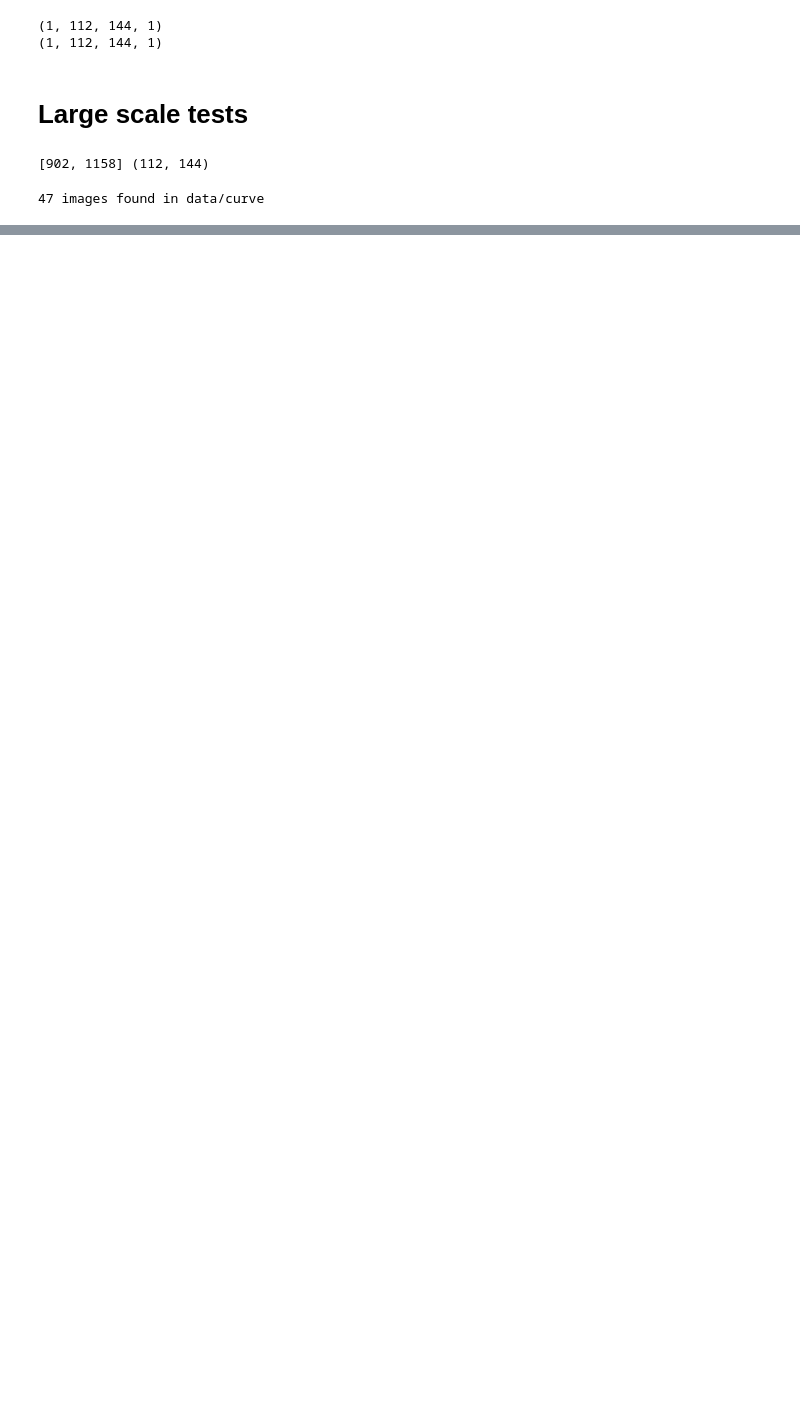
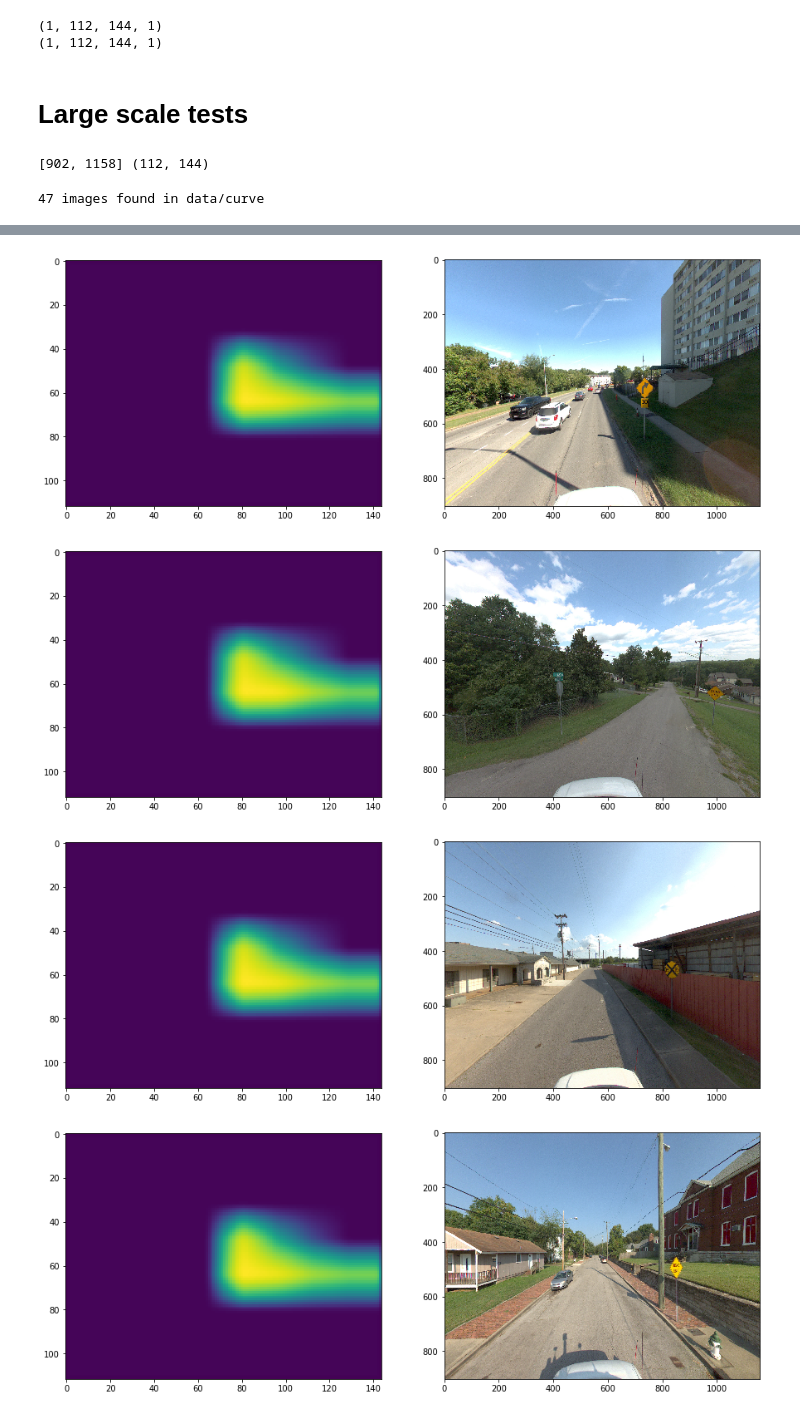
Before and after one commit to anliec/keras-cv, a Jupyter notebook: test.ipynb, the cells around one changed output, grey strips where cells are left out. Cells and saved outputs as stored; diff of their text form; code cells hidden in the pictures; blank space fills up the shorter version.

```diff
--- a/test.ipynb
+++ b/test.ipynb
@@ -229,6 +246,7 @@ size = [height, width]
 #    size[i] = int(v)
 #print(size)
 annotation_shape = model.layers[-1].output_shape[1:3]
+annotation_shape = int(annotation_shape[0]), int(annotation_shape[1])
 print(size, annotation_shape)
 # %% [output]
 [902, 1158] (112, 144)
@@ -244,4 +262,5 @@ plt.imshow(x[0])
 # %%
 model.compile(optimizer='sgd',
-              loss=detection_loss())
+              loss=detection_loss(score_min_bound=0.1, gaussian_diameter=11),
+              loss_weights={'Score': 1.0, 'Size': 0.0000001})
 # %%
@@ -259,0 +268,5 @@ np.max(y_score)
+# %%
+x_train, y_train = x[:40], [y_score[:40], y_size[:40]]
+x_test, y_test = x[40:], [y_score[40:], y_size[40:]]
+# %%
+model.fit(x_train, y_train, batch_size=4, epochs=10, validation_data=(x_test, y_test))
@@ -259,0 +299,18 @@ np.max(y_score)
+# %%
+for x_im in x_test:
+    score_pred, size_pred = model.predict(x_im.reshape((1,) + x_im.shape))
+    pred_norm = score_pred - score_pred.min()
+    pred_norm = pred_norm / pred_norm.max()
+    plt.subplot(1,2,1)
+    plt.imshow(pred_norm[0, :, :, 0])
+    pred_roi = process_detection(score_pred, size_pred, 0.95)
+    bb_im = draw_roi(x_im.copy(), pred_roi)
+    plt.subplot(1,2,2)
+    plt.imshow(bb_im)
+    plt.show()
+    del score_pred, size_pred, pred_norm
+# %% [output]
+[figure, added]
+[figure, added]
+[figure, added]
+[figure, added]
```
Also changed, not shown: parts of 17 cells of this notebook, 6 other files.
